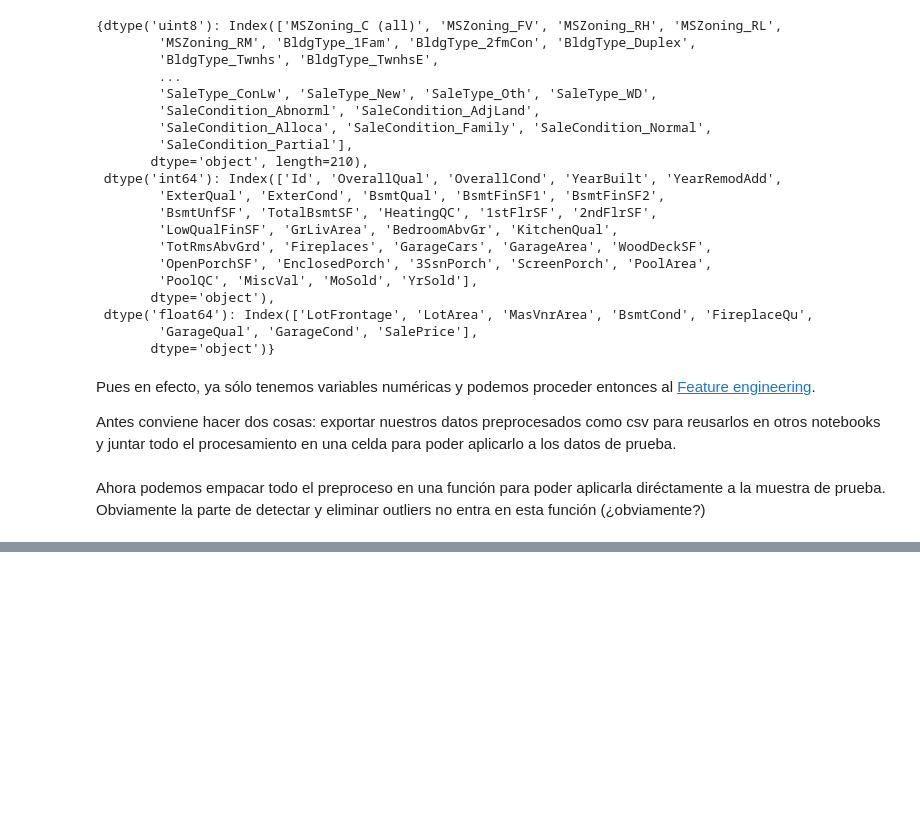
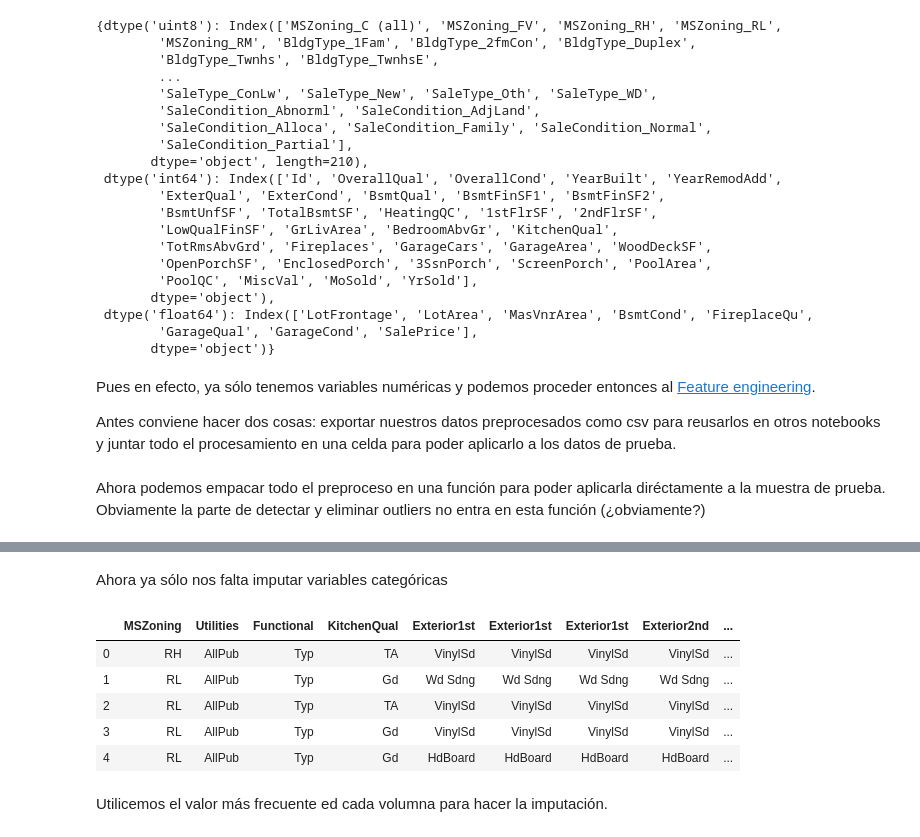
Before and after one commit to CentroGeo/HousePrices, a Jupyter notebook: Preproceso.ipynb, the cells around one changed output, grey strips where cells are left out. Saved outputs shown, nothing was run; the diff lists cells and outputs as text; code cells hidden in the pictures; blank space fills up the shorter version.

```diff
--- a/Preproceso.ipynb
+++ b/Preproceso.ipynb
@@ -766,0 +1035,12 @@ procesado.to_csv("data/train_preprocesado.csv")
+# %%
+dfImpute = df_test.loc[:, ['1stFlrSF', 'LotArea', 'GarageArea','LotFrontage']].copy()
+testIx = dfImpute.loc[:,'LotFrontage'].isnull()
+# train y test para la imputación
+dfTrain = dfImpute.loc[~testIx, :]
+dfTest = dfImpute.loc[testIx, :]
+# modelo de regresión
+lr = linear_model.LinearRegression()
+lr.fit(dfTrain.loc[:, ['1stFlrSF', 'LotArea', 'GarageArea']], dfTrain.loc[:, 'LotFrontage'])
+lrImpute = lr.predict(dfTest.loc[:, ['1stFlrSF', 'LotArea', 'GarageArea']])
+# Asigno los valores calculados
+df_test.loc[testIx,'LotFrontage'] = lrImpute
@@ -766,0 +1073,2 @@ procesado.to_csv("data/train_preprocesado.csv")
+# %%
+df_test.drop(['MasVnrType'], axis=1, inplace=True)
@@ -766,0 +1093,12 @@ procesado.to_csv("data/train_preprocesado.csv")
+# %%
+dfImpute = df_test.loc[:, ['WoodDeckSF', 'Fireplaces', 'TotalBsmtSF','BsmtFinSF2']].copy()
+testIx = dfImpute.loc[:,'BsmtFinSF2'].isnull()
+# train y test para la imputación
+dfTrain = dfImpute.loc[~testIx, :]
+dfTest = dfImpute.loc[testIx, :]
+# modelo de regresión
+lr = linear_model.LinearRegression()
+lr.fit(dfTrain.loc[:, ['WoodDeckSF', 'Fireplaces', 'TotalBsmtSF']], dfTrain.loc[:, 'BsmtFinSF2'])
+lrImpute = lr.predict(dfTest.loc[:, ['WoodDeckSF', 'Fireplaces', 'TotalBsmtSF']])
+# Asigno los valores calculados
+df_test.loc[testIx,'BsmtFinSF2'] = lrImpute
@@ -766,0 +1121,26 @@ procesado.to_csv("data/train_preprocesado.csv")
+# %%
+dfImpute = df_test.loc[:, ['TotalBsmtSF', '1stFlrSF','BsmtUnfSF']].copy()
+testIx = dfImpute.loc[:,'BsmtUnfSF'].isnull()
+# train y test para la imputación
+dfTrain = dfImpute.loc[~testIx, :]
+dfTest = dfImpute.loc[testIx, :]
+# modelo de regresión
+lr = linear_model.LinearRegression()
+lr.fit(dfTrain.loc[:, ['TotalBsmtSF', '1stFlrSF']], dfTrain.loc[:, 'BsmtUnfSF'])
+lrImpute = lr.predict(dfTest.loc[:, ['TotalBsmtSF', '1stFlrSF']])
+# Asigno los valores calculados
+df_test.loc[testIx,'BsmtUnfSF'] = lrImpute
+# %% [markdown]
+Ahora ya sólo nos falta imputar variables categóricas
+# %%
+df_test[['MSZoning', 'Utilities', 'Functional', 'KitchenQual', 'Exterior1st', 'Exterior1st',
+ 'Exterior1st', 'Exterior2nd', 'BsmtFinSF2', 'BsmtUnfSF']].head()
+# %% [output]
+|  | MSZoning | Utilities | Functional | KitchenQual | Exterior1st | Exterior1st | Exterior1st | Exterior2nd | ... |
+| 0 | RH | AllPub | Typ | TA | VinylSd | VinylSd | VinylSd | VinylSd | ... |
+| 1 | RL | AllPub | Typ | Gd | Wd Sdng | Wd Sdng | Wd Sdng | Wd Sdng | ... |
+| 2 | RL | AllPub | Typ | TA | VinylSd | VinylSd | VinylSd | VinylSd | ... |
+| 3 | RL | AllPub | Typ | Gd | VinylSd | VinylSd | VinylSd | VinylSd | ... |
+| 4 | RL | AllPub | Typ | Gd | HdBoard | HdBoard | HdBoard | HdBoard | ... |
+# %% [markdown]
+Utilicemos el valor más frecuente ed cada volumna para hacer la imputación.
```
Also changed, not shown: parts of 43 cells of this notebook.
